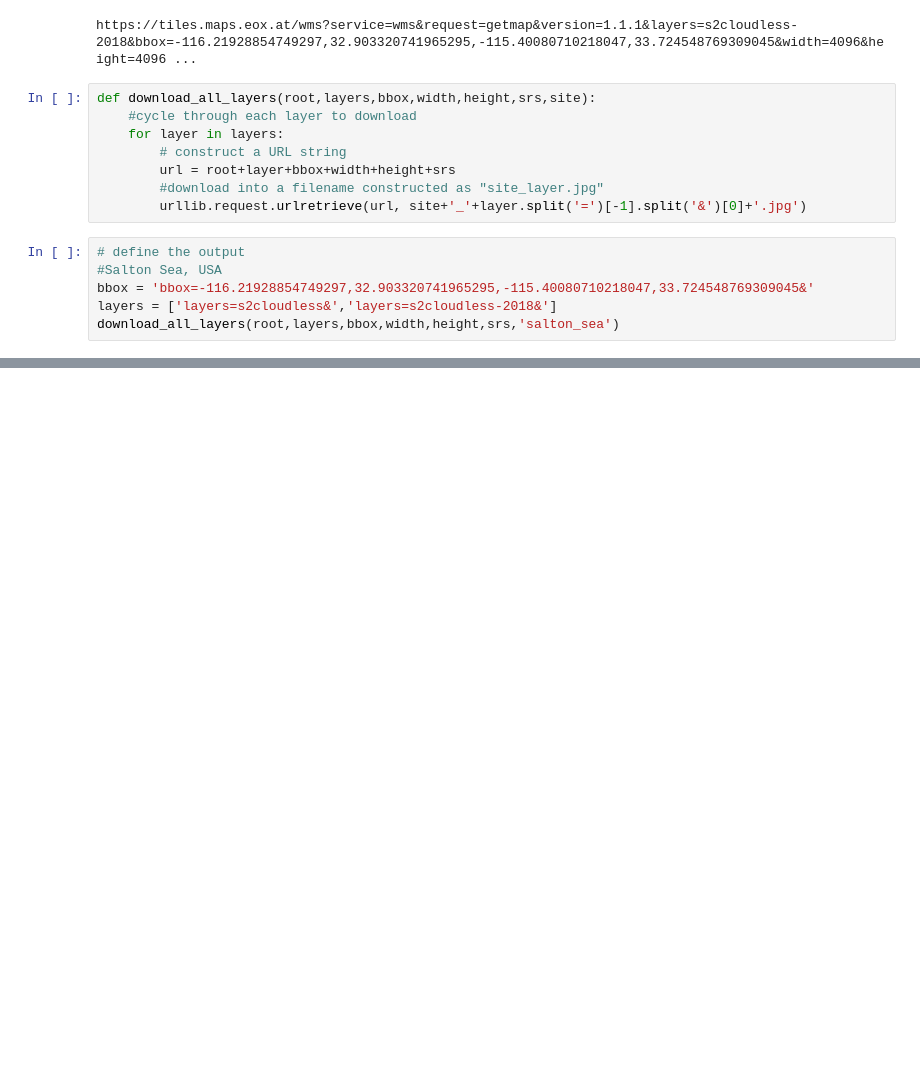
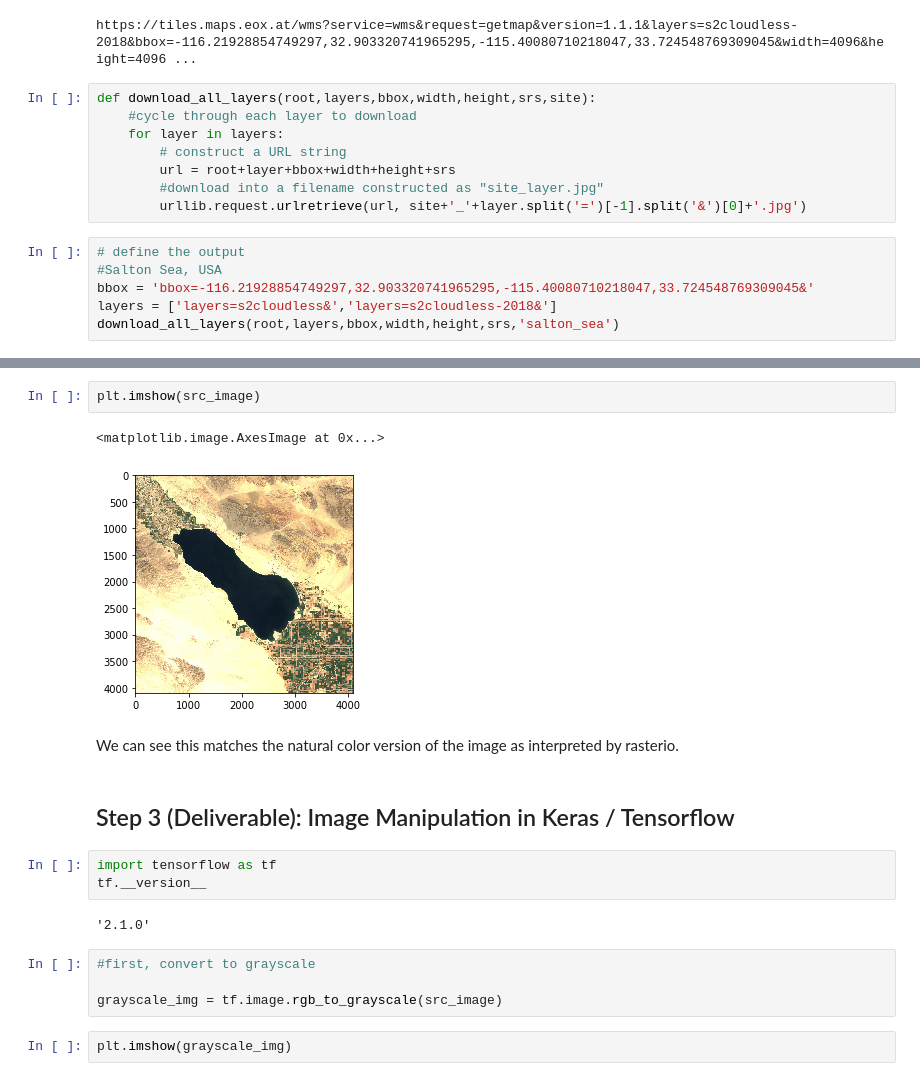
Before and after one commit to dsmoot/LP_satellite_imagery, a Jupyter notebook: 1_Getting_Started.ipynb, the cells around one changed output, grey strips where cells are left out. Drawn from its saved outputs; the diff is of its cells as text; blank space fills up the shorter version.

```diff
--- a/1_Getting_Started.ipynb
+++ b/1_Getting_Started.ipynb
@@ -82,0 +132,20 @@ download_all_layers(root,layers,bbox,width,height,srs,'salton_sea')
+# %%
+plt.imshow(src_image)
+# %% [output]
+<matplotlib.image.AxesImage at 0x...>
+[figure, added]
+# %% [markdown]
+We can see this matches the natural color version of the image as interpreted by rasterio.
+# %% [markdown]
+## Step 3 (Deliverable): Image Manipulation in Keras / Tensorflow
+# %%
+import tensorflow as tf
+tf.__version__
+# %% [output]
+'2.1.0'
+# %%
+#first, convert to grayscale
+
+grayscale_img = tf.image.rgb_to_grayscale(src_image)
+# %%
+plt.imshow(grayscale_img)
```
Also changed, not shown: parts of 15 cells of this notebook.
